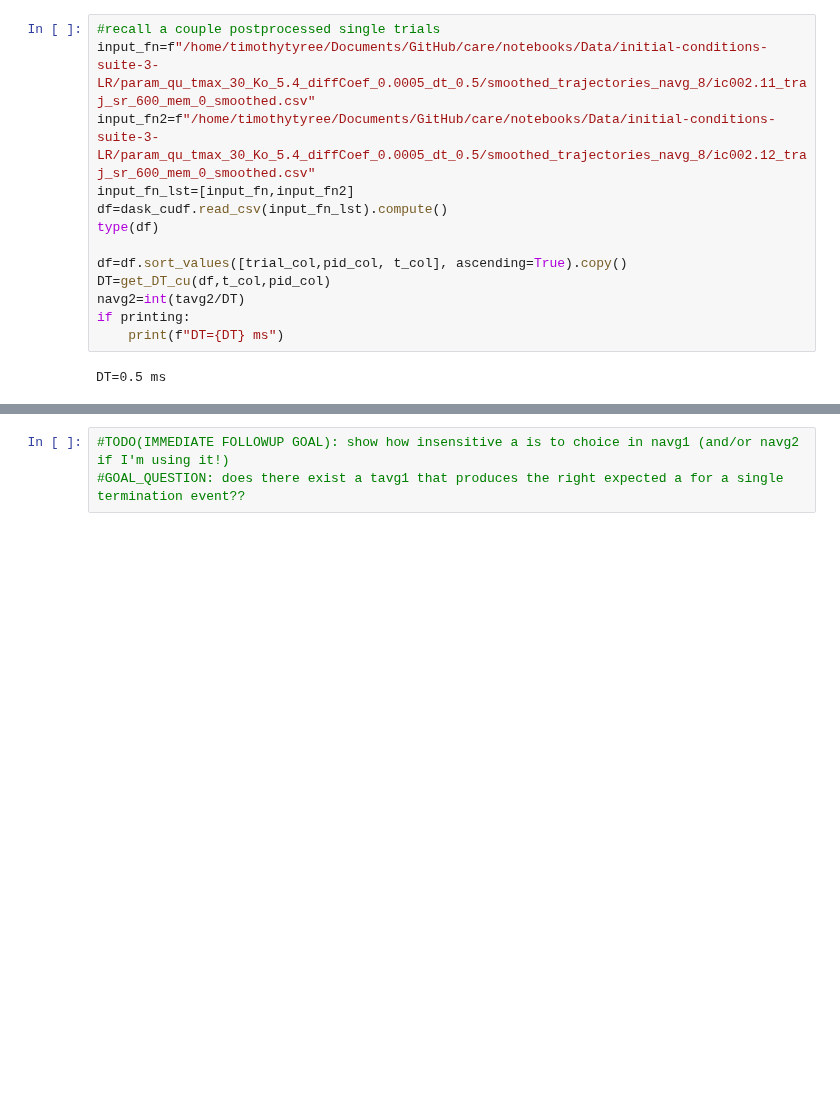
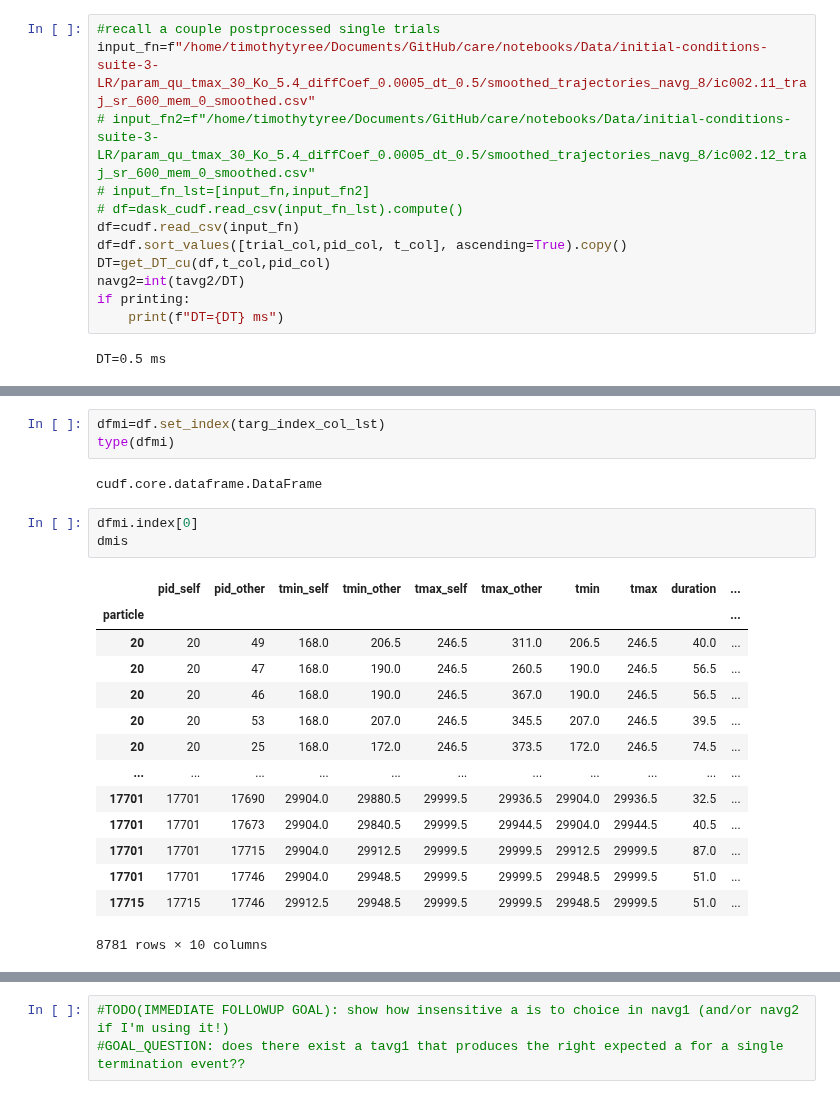
Before and after one commit to timtyree/care, a Jupyter notebook: notebooks/fast estimation of particle properties.ipynb, the cells around one changed output, grey strips where cells are left out. Saved outputs shown, nothing was run; the diff lists cells and outputs as text; blank space fills up the shorter version.

```diff
--- a/notebooks/fast estimation of particle properties.ipynb
+++ b/notebooks/fast estimation of particle properties.ipynb
@@ -143,11 +257,10 @@ minimum_duration_threshold=25 #ms
 # %%
 #recall a couple postprocessed single trials
 input_fn=f"/home/timothytyree/Documents/GitHub/care/notebooks/Data/initial-conditions-suite-3-LR/param_qu_tmax_30_Ko_5.4_diffCoef_0.0005_dt_0.5/smoothed_trajectories_navg_8/ic002.11_traj_sr_600_mem_0_smoothed.csv"
-input_fn2=f"/home/timothytyree/Documents/GitHub/care/notebooks/Data/initial-conditions-suite-3-LR/param_qu_tmax_30_Ko_5.4_diffCoef_0.0005_dt_0.5/smoothed_trajectories_navg_8/ic002.12_traj_sr_600_mem_0_smoothed.csv"
-input_fn_lst=[input_fn,input_fn2]
-df=dask_cudf.read_csv(input_fn_lst).compute()
-type(df)
-
+# input_fn2=f"/home/timothytyree/Documents/GitHub/care/notebooks/Data/initial-conditions-suite-3-LR/param_qu_tmax_30_Ko_5.4_diffCoef_0.0005_dt_0.5/smoothed_trajectories_navg_8/ic002.12_traj_sr_600_mem_0_smoothed.csv"
+# input_fn_lst=[input_fn,input_fn2]
+# df=dask_cudf.read_csv(input_fn_lst).compute()
+df=cudf.read_csv(input_fn)
 df=df.sort_values([trial_col,pid_col, t_col], ascending=True).copy()
 DT=get_DT_cu(df,t_col,pid_col)
 navg2=int(tavg2/DT)
@@ -234,0 +355,23 @@ df_intersecting_pairs_all.head()
+# %%
+dfmi=df.set_index(targ_index_col_lst)
+type(dfmi)
+# %% [output]
+cudf.core.dataframe.DataFrame
+# %%
+dfmi.index[0]
+dmis
+# %% [output]
+|  | pid_self | pid_other | tmin_self | tmin_other | tmax_self | tmax_other | tmin | tmax | duration | ... |
+| particle |  |  |  |  |  |  |  |  |  | ... |
+| 20 | 20 | 49 | 168.0 | 206.5 | 246.5 | 311.0 | 206.5 | 246.5 | 40.0 | ... |
+| 20 | 20 | 47 | 168.0 | 190.0 | 246.5 | 260.5 | 190.0 | 246.5 | 56.5 | ... |
+| 20 | 20 | 46 | 168.0 | 190.0 | 246.5 | 367.0 | 190.0 | 246.5 | 56.5 | ... |
+| 20 | 20 | 53 | 168.0 | 207.0 | 246.5 | 345.5 | 207.0 | 246.5 | 39.5 | ... |
+| 20 | 20 | 25 | 168.0 | 172.0 | 246.5 | 373.5 | 172.0 | 246.5 | 74.5 | ... |
+| ... | ... | ... | ... | ... | ... | ... | ... | ... | ... | ... |
+| 17701 | 17701 | 17690 | 29904.0 | 29880.5 | 29999.5 | 29936.5 | 29904.0 | 29936.5 | 32.5 | ... |
+| 17701 | 17701 | 17673 | 29904.0 | 29840.5 | 29999.5 | 29944.5 | 29904.0 | 29944.5 | 40.5 | ... |
+| 17701 | 17701 | 17715 | 29904.0 | 29912.5 | 29999.5 | 29999.5 | 29912.5 | 29999.5 | 87.0 | ... |
+| 17701 | 17701 | 17746 | 29904.0 | 29948.5 | 29999.5 | 29999.5 | 29948.5 | 29999.5 | 51.0 | ... |
+| 17715 | 17715 | 17746 | 29912.5 | 29948.5 | 29999.5 | 29999.5 | 29948.5 | 29999.5 | 51.0 | ... |
+8781 rows × 10 columns
```
Also changed, not shown: parts of 84 cells of this notebook, 2 other files.
